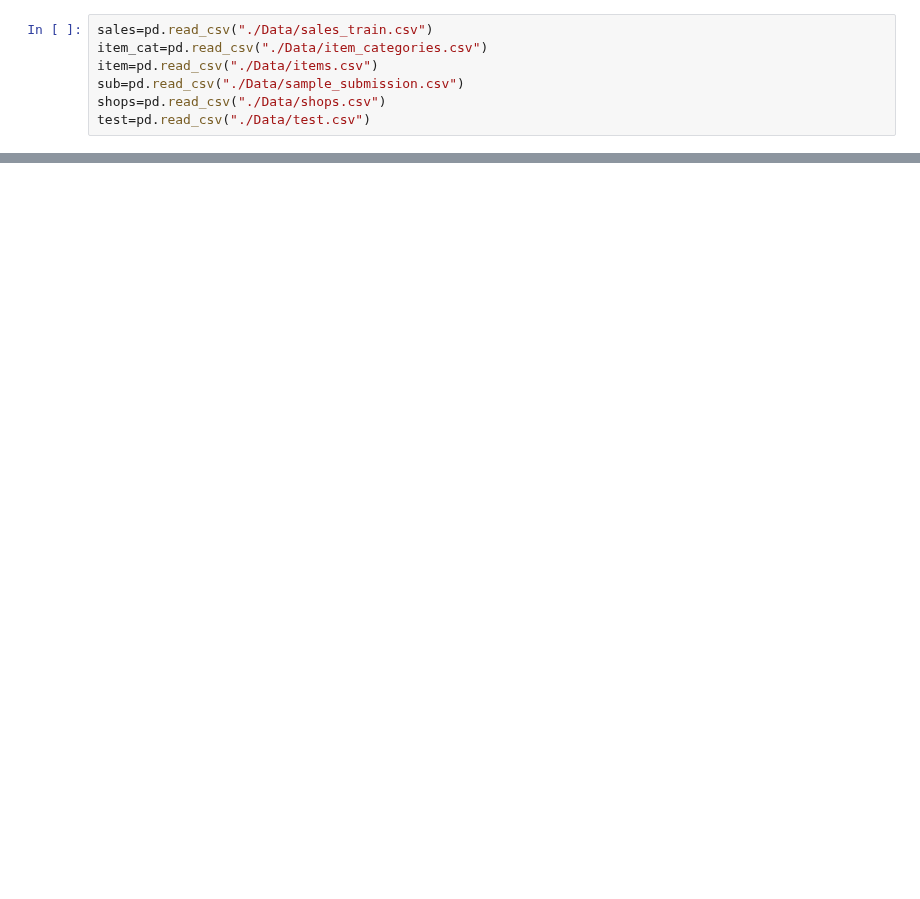
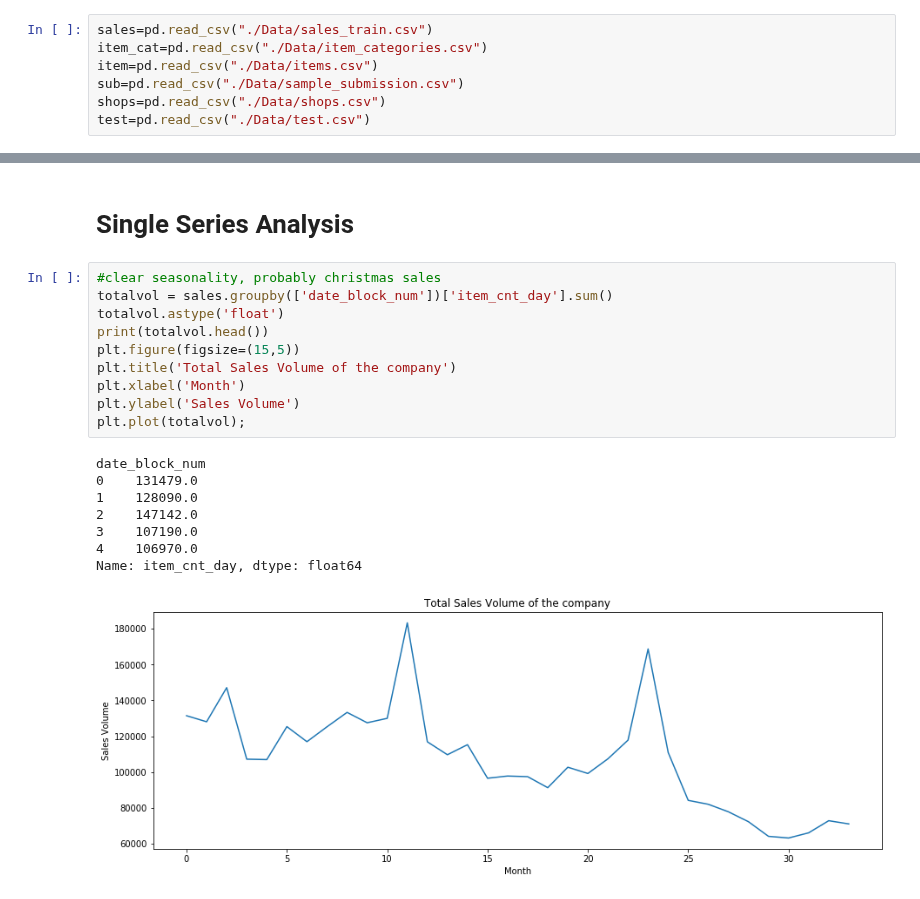
Before and after one commit to andrewcreates/DataScience-Projects, a Jupyter notebook: future_sales_prediction_kaggle/time_series_practice.ipynb, the cells around one changed output, grey strips where cells are left out. Drawn from its saved outputs; the diff is of its cells as text; blank space fills up the shorter version.

```diff
--- a/future_sales_prediction_kaggle/time_series_practice.ipynb
+++ b/future_sales_prediction_kaggle/time_series_practice.ipynb
@@ -41,0 +77,21 @@ sales.head()
+# %% [markdown]
+# Single Series Analysis
+# %%
+#clear seasonality, probably christmas sales
+totalvol = sales.groupby(['date_block_num'])['item_cnt_day'].sum()
+totalvol.astype('float')
+print(totalvol.head())
+plt.figure(figsize=(15,5))
+plt.title('Total Sales Volume of the company')
+plt.xlabel('Month')
+plt.ylabel('Sales Volume')
+plt.plot(totalvol);
+# %% [output]
+date_block_num
+0    131479.0
+1    128090.0
+2    147142.0
+3    107190.0
+4    106970.0
+Name: item_cnt_day, dtype: float64
+[figure, added]
```
Also changed, not shown: parts of 9 cells of this notebook.
